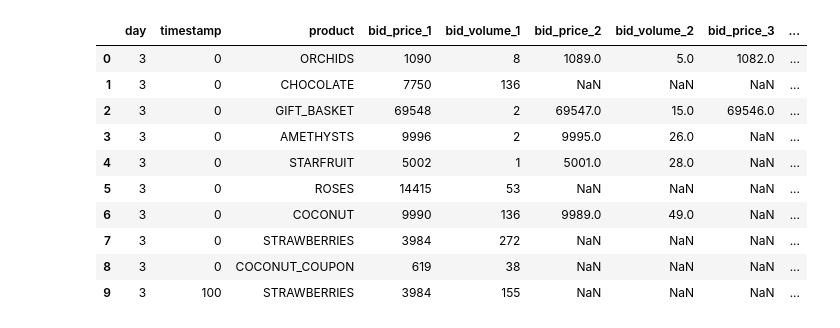
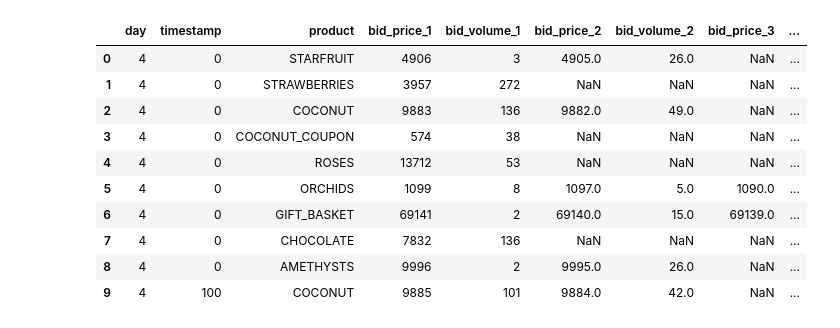
Before and after one commit to Gael-BB/Prosperity2, a Jupyter notebook: research/round4/submission_viewer.ipynb, the cells around one changed output. Saved outputs shown, nothing was run; the diff lists cells and outputs as text; code cells hidden in the pictures.

```diff
--- a/research/round4/submission_viewer.ipynb
+++ b/research/round4/submission_viewer.ipynb
@@ -3,20 +3,20 @@ import numpy as np
 import pandas as pd
 import matplotlib.pyplot as plt
 # %%
-data = pd.read_csv('submission3_round_4.csv', header=0, sep=';')
+data = pd.read_csv('results_round_4.csv', header=0, sep=';')
 data.head(10)
 # %% [output]
 |  | day | timestamp | product | bid_price_1 | bid_volume_1 | bid_price_2 | bid_volume_2 | bid_price_3 | ... |
-| 0 | 3 | 0 | ORCHIDS | 1090 | 8 | 1089.0 | 5.0 | 1082.0 | ... |
-| 1 | 3 | 0 | CHOCOLATE | 7750 | 136 | NaN | NaN | NaN | ... |
-| 2 | 3 | 0 | GIFT_BASKET | 69548 | 2 | 69547.0 | 15.0 | 69546.0 | ... |
-| 3 | 3 | 0 | AMETHYSTS | 9996 | 2 | 9995.0 | 26.0 | NaN | ... |
-| 4 | 3 | 0 | STARFRUIT | 5002 | 1 | 5001.0 | 28.0 | NaN | ... |
-| 5 | 3 | 0 | ROSES | 14415 | 53 | NaN | NaN | NaN | ... |
-| 6 | 3 | 0 | COCONUT | 9990 | 136 | 9989.0 | 49.0 | NaN | ... |
-| 7 | 3 | 0 | STRAWBERRIES | 3984 | 272 | NaN | NaN | NaN | ... |
-| 8 | 3 | 0 | COCONUT_COUPON | 619 | 38 | NaN | NaN | NaN | ... |
-| 9 | 3 | 100 | STRAWBERRIES | 3984 | 155 | NaN | NaN | NaN | ... |
+| 0 | 4 | 0 | STARFRUIT | 4906 | 3 | 4905.0 | 26.0 | NaN | ... |
+| 1 | 4 | 0 | STRAWBERRIES | 3957 | 272 | NaN | NaN | NaN | ... |
+| 2 | 4 | 0 | COCONUT | 9883 | 136 | 9882.0 | 49.0 | NaN | ... |
+| 3 | 4 | 0 | COCONUT_COUPON | 574 | 38 | NaN | NaN | NaN | ... |
+| 4 | 4 | 0 | ROSES | 13712 | 53 | NaN | NaN | NaN | ... |
+| 5 | 4 | 0 | ORCHIDS | 1099 | 8 | 1097.0 | 5.0 | 1090.0 | ... |
+| 6 | 4 | 0 | GIFT_BASKET | 69141 | 2 | 69140.0 | 15.0 | 69139.0 | ... |
+| 7 | 4 | 0 | CHOCOLATE | 7832 | 136 | NaN | NaN | NaN | ... |
+| 8 | 4 | 0 | AMETHYSTS | 9996 | 2 | 9995.0 | 26.0 | NaN | ... |
+| 9 | 4 | 100 | COCONUT | 9885 | 101 | 9884.0 | 42.0 | NaN | ... |
 # %%
 products = ['AMETHYSTS', 'STARFRUIT', 'ORCHIDS', 'CHOCOLATE', 'STRAWBERRIES', 'ROSES', 'GIFT_BASKET', 'COCONUT', 'COCONUT_COUPON']
 prices = {}
```
Also changed, not shown: parts of 1 cell of this notebook, 12 other files.
